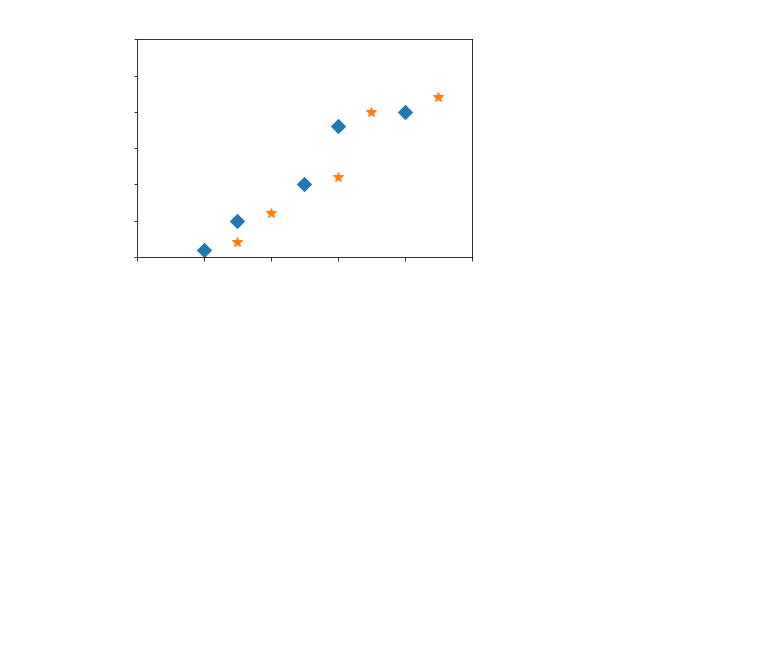
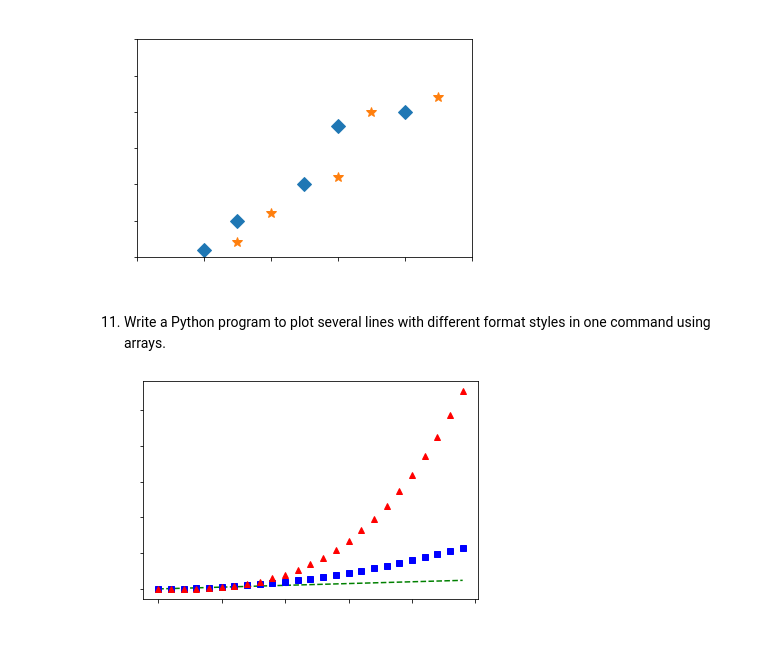
Before and after one commit to shaikhfarzana/Python-Libraries, a Jupyter notebook: Mathplotlib_Problems/Matplotlib_Problems.ipynb, the cells around one changed output. Cells and saved outputs as stored; diff of their text form; code cells hidden in the pictures; blank space fills up the shorter version.

```diff
--- a/Mathplotlib_Problems/Matplotlib_Problems.ipynb
+++ b/Mathplotlib_Problems/Matplotlib_Problems.ipynb
@@ -343,3 +340,32 @@ if __name__ == "__main__":
     to_plot_quantities()
 # %% [output]
 [figure]
+# %% [markdown]
+11.  Write a Python program to plot several lines with different format styles in one command using arrays.
+# %%
+import numpy as np
+import matplotlib.pyplot as plt
+
+def to_customise_lineformats():
+   """
+       Description:
+          Function is used to plot several lines with different format styles in one command using arrays.
+       Parameter:
+          No parameter required.
+       Return:
+          Returns nothing.
+    """
+# Sampled time at 200ms intervals
+    t = np.arange(0., 5., 0.2)
+    plt.xlabel('x-axis', color= 'white')
+    plt.ylabel('y-axis', color = 'white')
+    plt.xticks( color = 'white')
+    plt.yticks( color = 'white')
+    # green dashes, blue squares and red triangles
+    plt.plot(t, t, 'g--', t, t**2, 'bs', t, t**3, 'r^')
+    plt.show()
+
+if __name__ == "__main__":
+    to_customise_lineformats()
+# %% [output]
+[figure, added]
```
Also changed, not shown: parts of 2 cells of this notebook.
